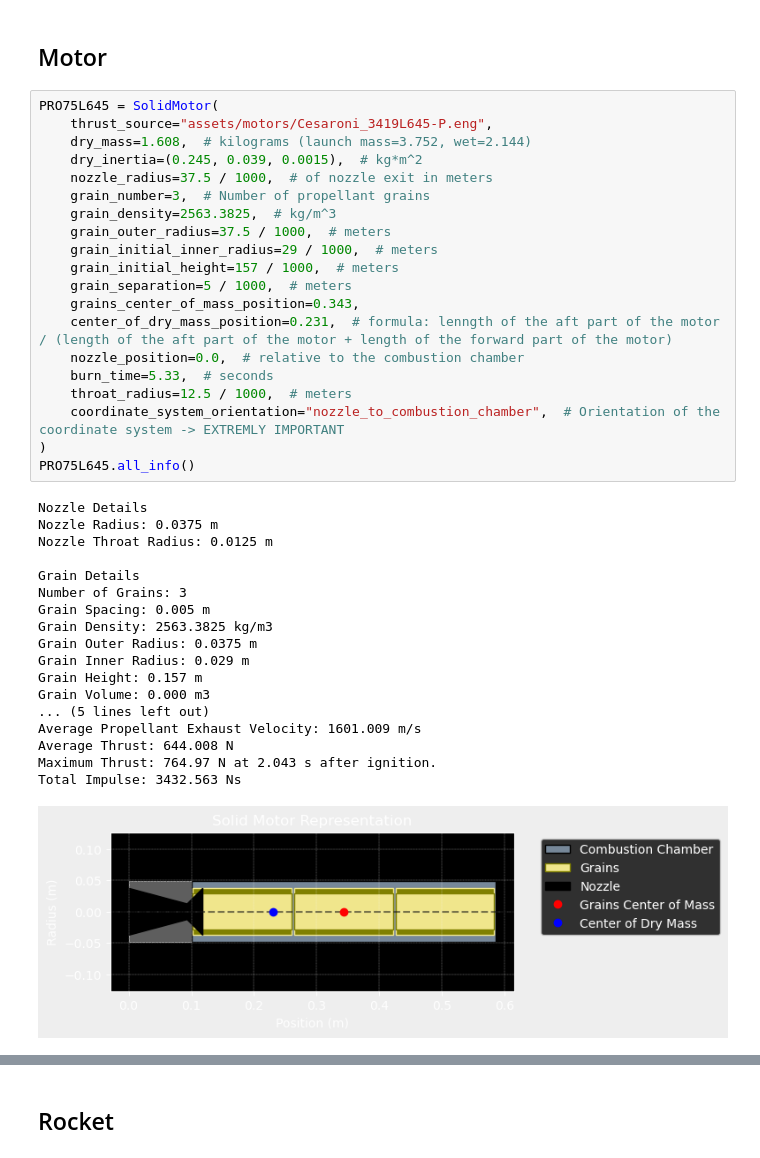
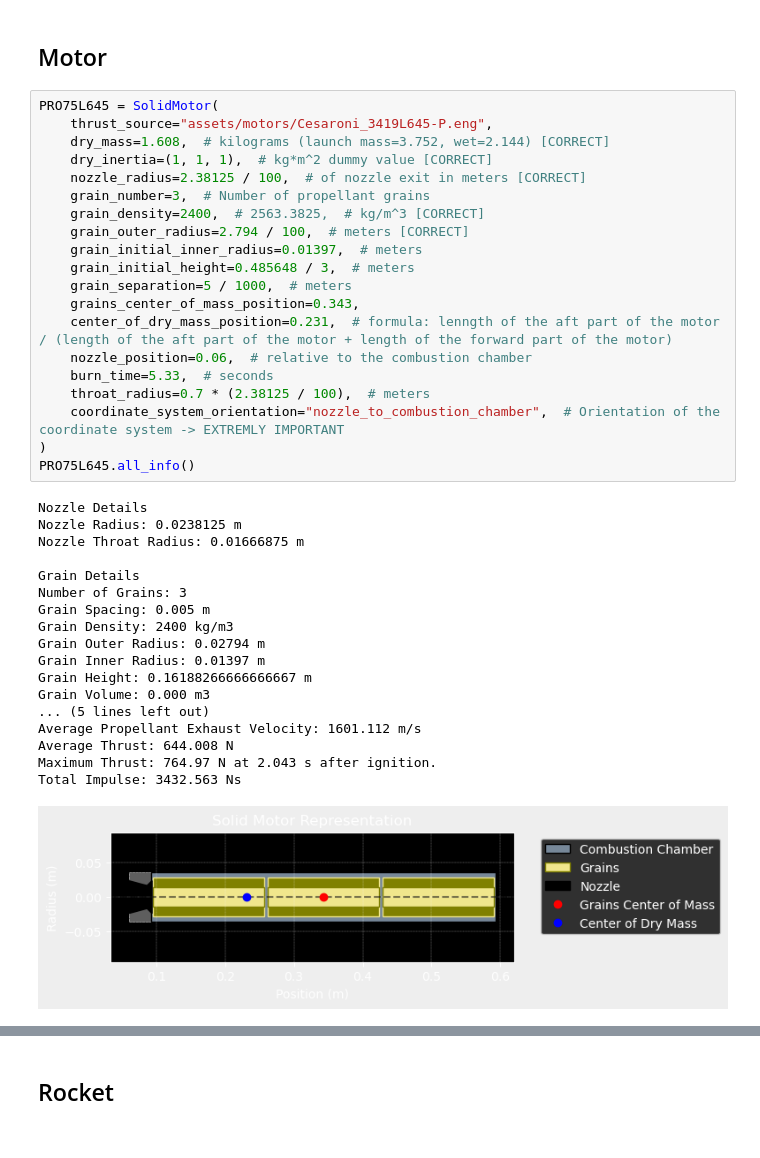
Before and after one commit to ULAS-HiPR/RocketPy, a Jupyter notebook: EuRoC24/Technical.ipynb, the cells around one changed output, grey strips where cells are left out. Cells and saved outputs as stored; diff of their text form.

```diff
--- a/EuRoC24/Technical.ipynb
+++ b/EuRoC24/Technical.ipynb
@@ -50,42 +50,42 @@ Atmospheric Model Plots
 # %%
 PRO75L645 = SolidMotor(
     thrust_source="assets/motors/Cesaroni_3419L645-P.eng",
-    dry_mass=1.608,  # kilograms (launch mass=3.752, wet=2.144)
-    dry_inertia=(0.245, 0.039, 0.0015),  # kg*m^2
-    nozzle_radius=37.5 / 1000,  # of nozzle exit in meters
+    dry_mass=1.608,  # kilograms (launch mass=3.752, wet=2.144) [CORRECT]
+    dry_inertia=(1, 1, 1),  # kg*m^2 dummy value [CORRECT]
+    nozzle_radius=2.38125 / 100,  # of nozzle exit in meters [CORRECT]
     grain_number=3,  # Number of propellant grains
-    grain_density=2563.3825,  # kg/m^3
-    grain_outer_radius=37.5 / 1000,  # meters
-    grain_initial_inner_radius=29 / 1000,  # meters
-    grain_initial_height=157 / 1000,  # meters
+    grain_density=2400,  # 2563.3825,  # kg/m^3 [CORRECT]
+    grain_outer_radius=2.794 / 100,  # meters [CORRECT]
+    grain_initial_inner_radius=0.01397,  # meters
+    grain_initial_height=0.485648 / 3,  # meters
     grain_separation=5 / 1000,  # meters
     grains_center_of_mass_position=0.343,
     center_of_dry_mass_position=0.231,  # formula: lenngth of the aft part of the motor / (length of the aft part of the motor + length of the forward part of the motor)
-    nozzle_position=0.0,  # relative to the combustion chamber
+    nozzle_position=0.06,  # relative to the combustion chamber
     burn_time=5.33,  # seconds
-    throat_radius=12.5 / 1000,  # meters
+    throat_radius=0.7 * (2.38125 / 100),  # meters
     coordinate_system_orientation="nozzle_to_combustion_chamber",  # Orientation of the coordinate system -> EXTREMLY IMPORTANT
 )
 PRO75L645.all_info()
 # %% [output]
 Nozzle Details
-Nozzle Radius: 0.0375 m
-Nozzle Throat Radius: 0.0125 m
+Nozzle Radius: 0.0238125 m
+Nozzle Throat Radius: 0.01666875 m
 
 Grain Details
 Number of Grains: 3
 Grain Spacing: 0.005 m
-Grain Density: 2563.3825 kg/m3
-Grain Outer Radius: 0.0375 m
-Grain Inner Radius: 0.029 m
-Grain Height: 0.157 m
+Grain Density: 2400 kg/m3
+Grain Outer Radius: 0.02794 m
+Grain Inner Radius: 0.01397 m
+Grain Height: 0.16188266666666667 m
 Grain Volume: 0.000 m3
 ... (5 lines left out)
-Average Propellant Exhaust Velocity: 1601.009 m/s
+Average Propellant Exhaust Velocity: 1601.112 m/s
 Average Thrust: 644.008 N
 Maximum Thrust: 764.97 N at 2.043 s after ignition.
 Total Impulse: 3432.563 Ns
-[figure, old version]
+[figure, new version]
 [figure]
 [figure]
 [figure]
```
Also changed, not shown: parts of 5 cells of this notebook.
